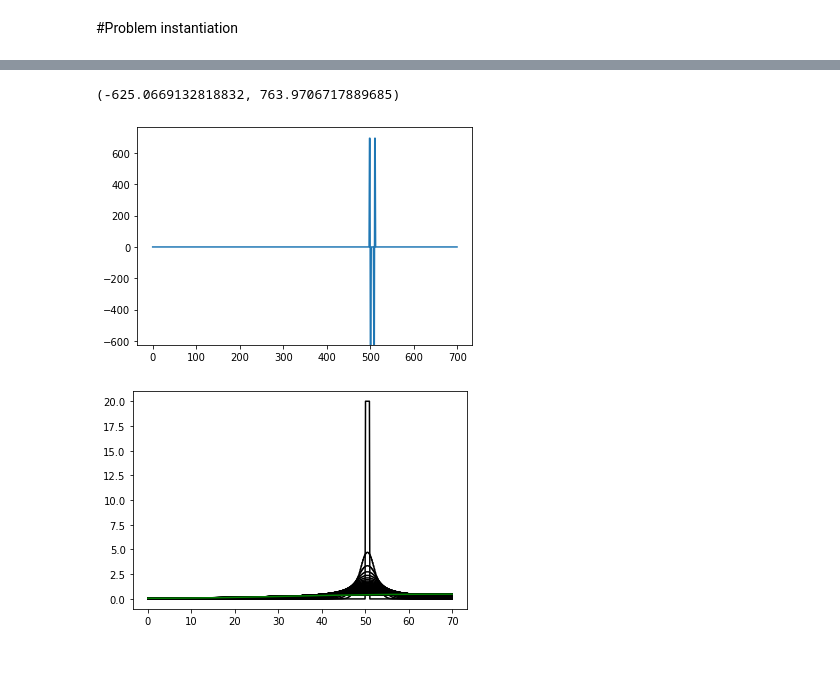
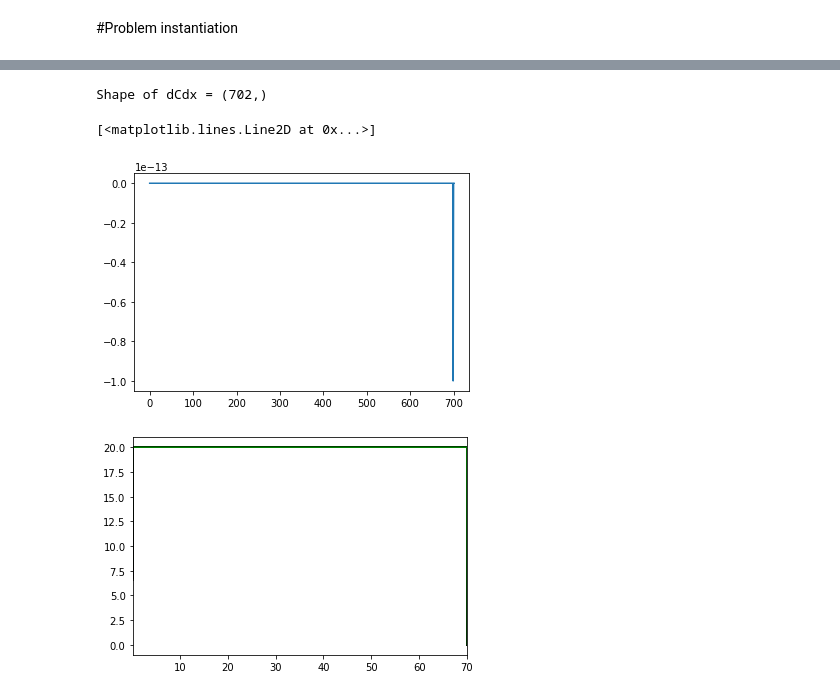
Before and after one commit to Megaptera666/Linearized-electrodiffusion, a Jupyter notebook: Linearized_electrodiffusion.ipynb, the cells around one changed output, grey strips where cells are left out. Cells and saved outputs as stored; diff of their text form; code cells hidden in the pictures; blank space fills up the shorter version.

```diff
--- a/Linearized_electrodiffusion.ipynb
+++ b/Linearized_electrodiffusion.ipynb
@@ -36,11 +36,12 @@ from matplotlib import rc #This is to display the animation
 from scipy.integrate import odeint
 from scipy.integrate import solve_ivp
 # %%
-#@title Geometry and time {display-mode: "form"}
+#@title #__Geometry and time__ {display-mode: "form"}
 #@markdown Total length [um]:
 length_x =   70#@param{type:"number"}
 #@markdown delta x [um]:
 delta_x = 0.1 #@param {type:"number"}
+length_x+=delta_x*2#need to add one position at right and left for boundary conditions
 x_steps = round(length_x / delta_x)
 
 #@markdown total time [ms]
@@ -102,7 +112,9 @@ x_dim = np.linspace(0, length_x, x_steps)
 # n=((Ko_to-Ko_from)/delta_x)
 # initial_concentration = np.linspace(Ko_left,Ko_right, int(n))  # [mM]
 # Initial_ko_x[Ko_from:Ko_to] = initial_concentration
-Initial_ko_x[int(Ko_from/delta_x):int(Ko_to/delta_x)] = 20
+Initial_ko_x[int(Ko_from/delta_x):int(Ko_to/delta_x)] = initial_concentration
+Initial_ko_x[0]=0
+Initial_ko_x[-1]=0
 
 
 # Parametrize SRS alpha
@@ -180,0 +193,6 @@ plt.subplots_adjust(hspace=0.5)
+# %%
+dCdx = np.ones(x_steps)
+print("Shape of dCdx = {}".format(dCdx.shape))
+dCdx = np.pad(dCdx,(1,1),  'constant', constant_values=(0,0))
+print("Shape of dCdx = {}".format(dCdx.shape))
+dCdx
@@ -193,11 +231,16 @@ def simple_electrodif(t, u):
     dydt = np.zeros(x_steps)
 
     C_x[:] = u[:] * 1e-15  # [mMoles um-3]
-    dCdx = np.gradient(C_x, delta_x, edge_order=2) # [mMoles um-4]
+    # dCdx = np.zeros(x_steps)
+    # print("Shape of u = {}".format(u.shape))
+
+    dCdx = np.gradient(C_x[1:-1], delta_x, edge_order=1) # [mMoles um-4]
 
     # No flux boundary conditions
     dCdx[0] = 0
-    dCdx[len(dCdx) - 1] = 0
+    dCdx[-1] = 0
+    dCdx = np.pad(dCdx,(1,1),  'constant', constant_values=(0,0))
+    print("Shape of dCdx = {}".format(dCdx.shape))
 
     # Calculate lateral diffusive term
     Jk_diffusive[:] = - D_x * dCdx  # [mMoles um-2 s-1]
@@ -209,7 +252,7 @@ def simple_electrodif(t, u):
     Jk[:] = Jk_diffusive[:] + Jk_electrophoretic[:]  # [mMoles um-2 s-1]
 
     # Change in concentration due to lateral flux
-    dCdt_electrophoretic = np.gradient(Jk, delta_x, edge_order=2) * 1e15  # [mMolar s-1]
+    dCdt_electrophoretic = np.gradient(Jk, delta_x, edge_order=1) * 1e15  # [mMolar s-1]
 
     #Boundary conditions (Wrong?)
     # dCdt_electrophoretic[0] = 0
@@ -217,4 +260,4 @@ def simple_electrodif(t, u):
 
     dydt[:] = (source_x[:] + sink_x[:] - dCdt_electrophoretic[:]) * 1e-3 # [mMolar ms-1]
 
-    return dydt
+    return dCdx#dydt
@@ -221,12 +272,14 @@ def simple_electrodif(t, u):
 # %%
+#@title
 #Test 0th derivative
 test = simple_electrodif(0, u=Initial_ko_x)
 plt.plot(test)
-plt.ylim((np.amin(test)-np.amin(test)*0.1),(np.amax(test)+np.amax(test)*0.1))
-# print(test)
+# test
+# plt.ylim((np.amin(test)-np.amin(test)*0.1),(np.amax(test)+np.amax(test)*0.1))
 # %% [output]
-(-625.0669132818832, 763.9706717889685)
+Shape of dCdx = (702,)
+[<matplotlib.lines.Line2D at 0x...>]
-[figure, old version]
+[figure, new version]
 # %%
 #@title Call the derivative taker
 tout=np.linspace(0,nout,tf)
@@ -239,6 +292,7 @@ out=out_.y.T
 result, Ax = plt.subplots()
 Ax.plot(x_dim,out.T, color="k")
 Ax.plot(x_dim,out.T[:, nout - 1], color="g")
+Ax.set_xlim(delta_x,length_x-delta_x)
 plt.show()
 # %% [output]
-[figure, old version]
+[figure, new version]
```
Also changed, not shown: parts of 11 cells of this notebook.
